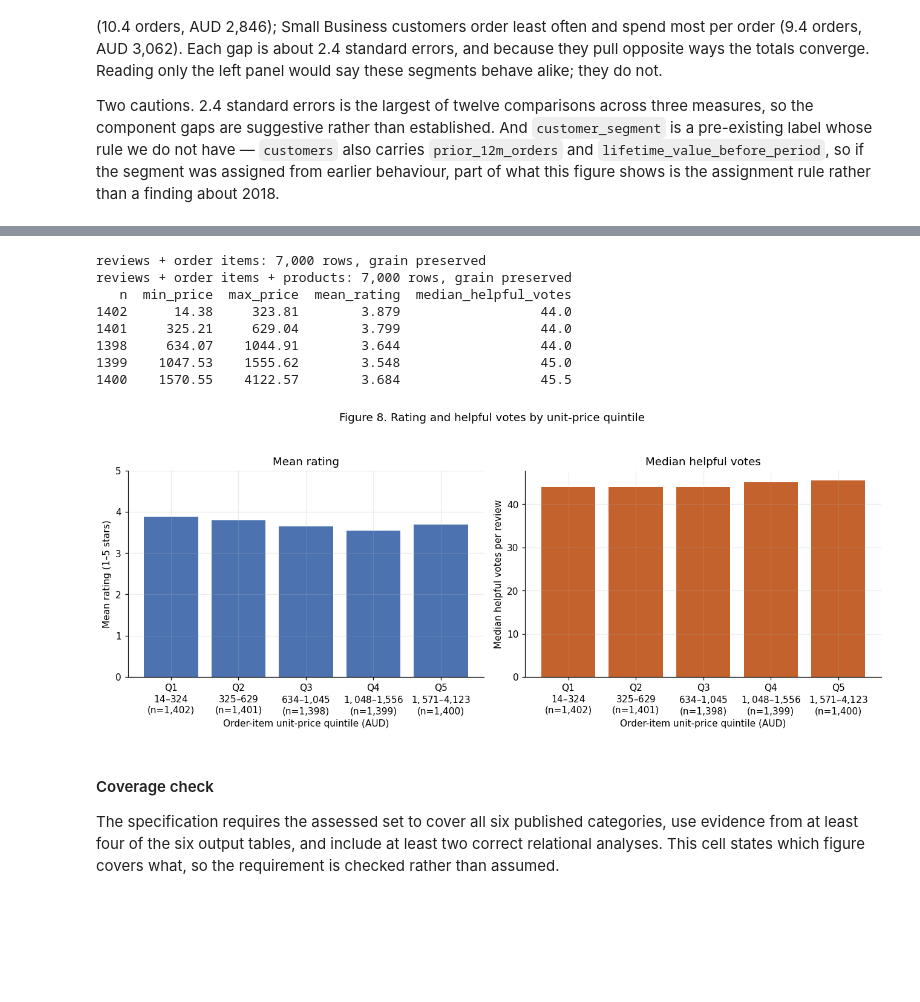
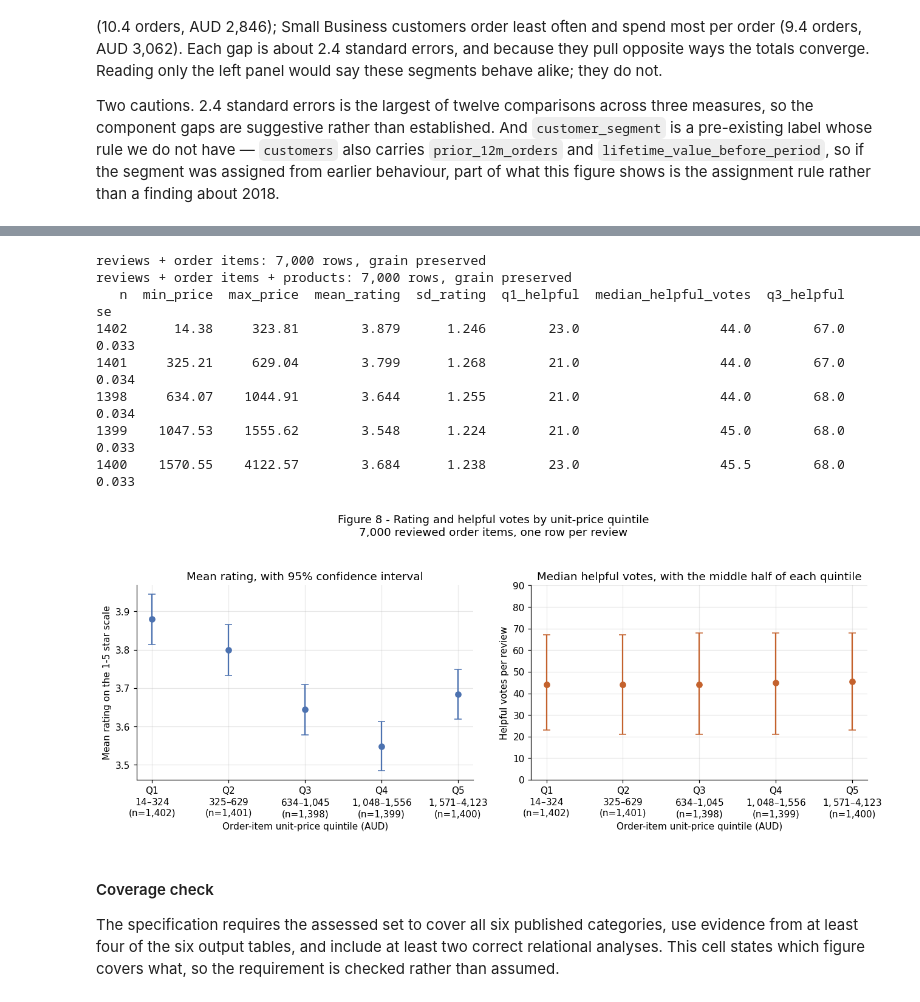
Before and after one commit to EchoZhao1998/5296-A1, a Jupyter notebook: 00_Master/Group001_EDA_merged_0905.ipynb, the cells around one changed output, grey strips where cells are left out. Saved outputs shown, nothing was run; the diff lists cells and outputs as text; code cells hidden in the pictures; blank space fills up the shorter version.

```diff
--- a/00_Master/Group001_EDA_merged_0905.ipynb
+++ b/00_Master/Group001_EDA_merged_0905.ipynb
@@ -626,15 +703,17 @@ for a, (col, label) in zip(ax, panels):
         a.text(v, y, f' {v:,.0f}' if v > 20 else f' {v:.1f}', va='center', fontsize=9)
 
 ax[0].set_ylabel('Customer segment')
-ax[1].set_yticklabels([])
-ax[2].set_yticklabels([])
-fig.suptitle('Figure 7 - Spend per customer split into how often they order and how much they spend each time\n'
+ax[1].tick_params(labelleft=False)
+ax[2].tick_params(labelleft=False)
+fig.suptitle('Figure 7 - Spend per customer, split into how often they order\n'
+             'and how much they spend each time; '
              f'{len(joined):,} customers over {len(orders):,} orders; bars are segment means')
 plt.tight_layout()
 plt.show()
 
 print(seg.round(1).to_string())
-for col, label in [('spend', 'spend per customer'), ('orders_placed', 'orders'), ('avg_order', 'avg order')]:
+for col, label in [('spend', 'spend per customer'), ('orders_placed', 'orders'),
+                   ('avg_order', 'avg order')]:
     s = joined.groupby(SEG)[col].agg(['mean', 'std', 'size'])
     s['se'] = s['std'] / s['size'] ** .5
     print(f'\n{label}')
@@ -694,7 +775,8 @@ at_grain(f8, len(product_reviews), "reviews + order items + products")
 
 for column in ["item_unit_price", "catalogue_unit_price", "rating", "helpful_votes"]:
     f8[column] = num(f8[column])
-assert f8[["item_unit_price", "catalogue_unit_price", "rating", "helpful_votes"]].notna().all().all()
+price_cols = ["item_unit_price", "catalogue_unit_price", "rating", "helpful_votes"]
+assert f8[price_cols].notna().all().all()
 assert f8["item_unit_price"].sub(f8["catalogue_unit_price"]).abs().le(0.01).all()
 
 f8["price_quintile"] = pd.qcut(f8["item_unit_price"], q=5)
@@ -703,49 +785,63 @@ summary8 = (
     .agg(
         n=("review_id", "size"),
         min_price=("item_unit_price", "min"),
         max_price=("item_unit_price", "max"),
         mean_rating=("rating", "mean"),
+        sd_rating=("rating", "std"),
+        q1_helpful=("helpful_votes", lambda s: s.quantile(.25)),
         median_helpful_votes=("helpful_votes", "median"),
+        q3_helpful=("helpful_votes", lambda s: s.quantile(.75)),
     )
     .reset_index(drop=True)
 )
+# Standard error of each quintile mean, so the panel can show whether the
+# differences between quintiles are larger than their own uncertainty.
+summary8["se"] = summary8["sd_rating"] / summary8["n"] ** .5
 print(summary8.round(3).to_string(index=False))
 
 labels = [
     f"Q{i + 1}\n${row.min_price:,.0f}–${row.max_price:,.0f}\n(n={int(row.n):,})"
     for i, row in enumerate(summary8.itertuples(index=False))
 ]
 x = range(len(summary8))
 fig, axes = plt.subplots(1, 2, figsize=(12, 5))
 
-axes[0].bar(x, summary8["mean_rating"], color="#4C72B0")
-axes[0].set_ylim(0, 5)
-axes[0].set_title("Mean rating")
-axes[0].set_ylabel("Mean rating (1–5 stars)")
+axes[0].errorbar(x, summary8["mean_rating"], yerr=1.96 * summary8["se"],
+                 fmt="o", color="#4C72B0", capsize=4)
+axes[0].set_title("Mean rating, with 95% confidence interval")
+axes[0].set_ylabel("Mean rating on the 1-5 star scale")
 
-axes[1].bar(x, summary8["median_helpful_votes"], color="#C4622D")
-axes[1].set_ylim(bottom=0)
-axes[1].set_title("Median helpful votes")
-axes[1].set_ylabel("Median helpful votes per review")
+# The median moves by 1.5 votes between quintiles. Drawing the middle half of each
+# quintile as a bar shows that spread against a within-quintile range of about 45,
+# which is what stops a 1.5-vote wobble from being read as a trend.
+axes[1].errorbar(x, summary8["median_helpful_votes"],
+                 yerr=[summary8["median_helpful_votes"] - summary8["q1_helpful"],
+                       summary8["q3_helpful"] - summary8["median_helpful_votes"]],
+                 fmt="o", color="#C4622D", capsize=4)
+axes[1].set_ylim(0, 90)
+axes[1].set_title("Median helpful votes, with the middle half of each quintile")
+axes[1].set_ylabel("Helpful votes per review")
 
 for ax in axes:
     ax.set_xticks(list(x))
     ax.set_xticklabels(labels)
     ax.set_xlabel("Order-item unit-price quintile (AUD)")
+    ax.grid(axis="y", alpha=.3)
 
-fig.suptitle("Figure 8. Rating and helpful votes by unit-price quintile")
+fig.suptitle("Figure 8 - Rating and helpful votes by unit-price quintile\n"
+             f"{len(f8):,} reviewed order items, one row per review")
 plt.tight_layout(rect=[0, 0, 1, 0.94])
 plt.show()
 # %% [output]
 reviews + order items: 7,000 rows, grain preserved
 reviews + order items + products: 7,000 rows, grain preserved
-   n  min_price  max_price  mean_rating  median_helpful_votes
-1402      14.38     323.81        3.879                  44.0
-1401     325.21     629.04        3.799                  44.0
-1398     634.07    1044.91        3.644                  44.0
-1399    1047.53    1555.62        3.548                  45.0
-1400    1570.55    4122.57        3.684                  45.5
+   n  min_price  max_price  mean_rating  sd_rating  q1_helpful  median_helpful_votes  q3_helpful    se
+1402      14.38     323.81        3.879      1.246        23.0                  44.0        67.0 0.033
+1401     325.21     629.04        3.799      1.268        21.0                  44.0        67.0 0.034
+1398     634.07    1044.91        3.644      1.255        21.0                  44.0        68.0 0.034
+1399    1047.53    1555.62        3.548      1.224        21.0                  45.0        68.0 0.033
+1400    1570.55    4122.57        3.684      1.238        23.0                  45.5        68.0 0.033
-[figure, old version]
+[figure, new version]
 # %% [markdown]
 #### Coverage check
 
```
Also changed, not shown: parts of 15 cells of this notebook, 10 other files.
